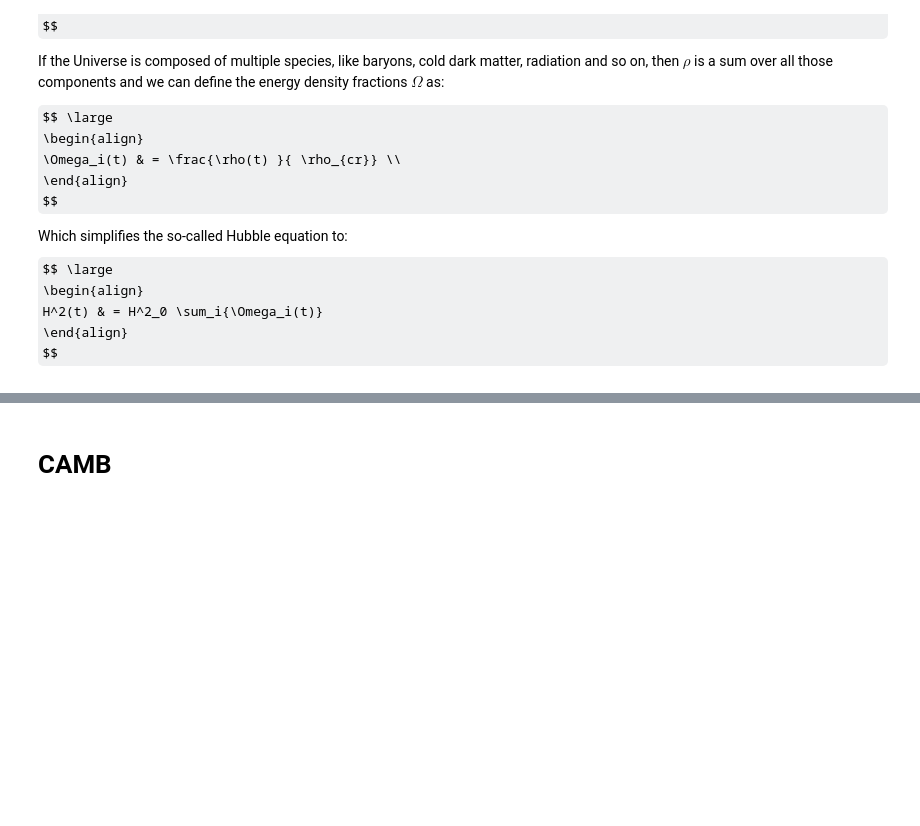
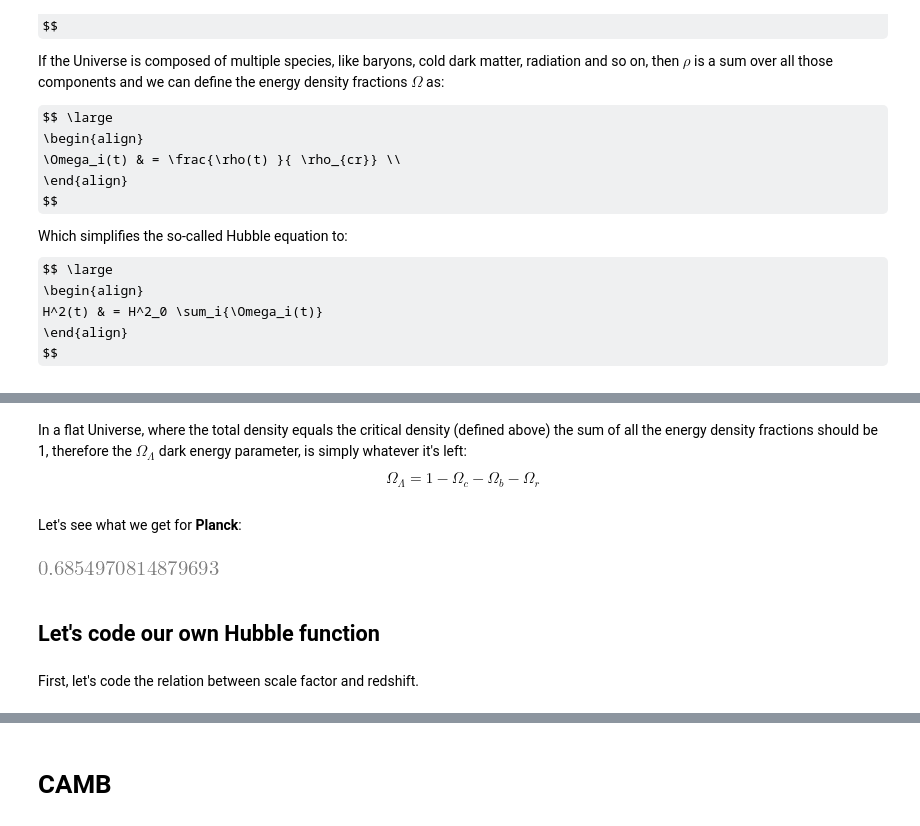
Before and after one commit to CosmoStat/Tutorials, a Jupyter notebook: Einstein-Boltzmann-Codes/Cosmology-Background.ipynb, the cells around one changed output, grey strips where cells are left out. Saved outputs shown, nothing was run; the diff lists cells and outputs as text; code cells hidden in the pictures; some formulas as TeX source; blank space fills up the shorter version.

```diff
--- a/Einstein-Boltzmann-Codes/Cosmology-Background.ipynb
+++ b/Einstein-Boltzmann-Codes/Cosmology-Background.ipynb
@@ -118,0 +212,17 @@ $$
+# %%
+planck_18['Or'] = 0.0000930479
+## Omega_radiation, more difficult to obtain since it depends on CMB Temperature and number of relativistic species
+# %% [markdown]
+In a flat Universe, where the total density equals the critical density (defined above) the sum of all the energy density fractions should be 1, therefore the $\Omega_{\Lambda}$ dark energy parameter, is simply whatever it's left:
+  $$ \Omega_{\Lambda}   = 1 - \Omega_c - \Omega_b - \Omega_r $$
+# %% [markdown]
+Let's see what we get for **Planck**:
+# %%
+planck_18['Ol'] = 1-np.array([planck_18[oo] for oo in ['Oc','Ob','Or']]).sum()  ## Ol = Omega_Lambda
+planck_18['Ol']
+# %% [output]
+[figure, added]
+# %% [markdown]
+## Let's code our own Hubble function
+# %% [markdown]
+First, let's code the relation between scale factor and redshift.
```
Also changed, not shown: parts of 84 cells of this notebook.
